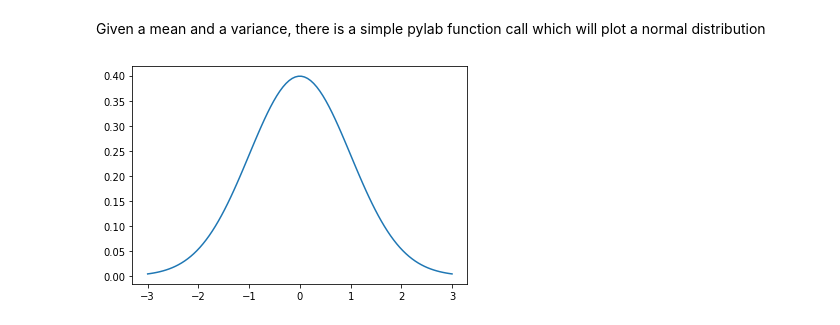
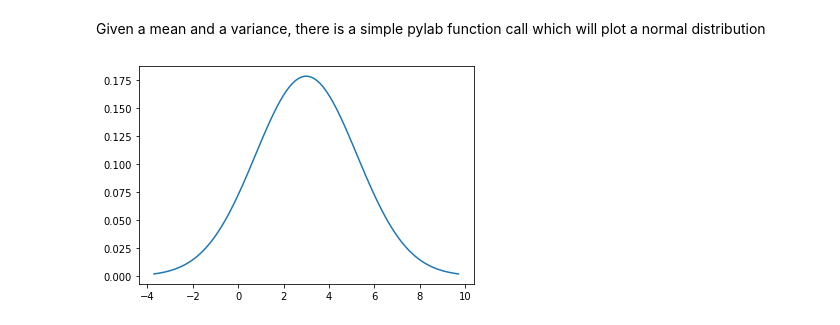
Before and after one commit to Data-Analysis-RCODI/ML-Playground, a Jupyter notebook: Stat_Part3.ipynb, the cells around one changed output. Drawn from its saved outputs; the diff is of its cells as text; code cells hidden in the pictures.

```diff
--- a/Stat_Part3.ipynb
+++ b/Stat_Part3.ipynb
@@ -5,14 +5,14 @@ Given a mean and a variance, there is a simple pylab function call which will pl
 # %%
 import matplotlib.pyplot as plt
 import numpy as np
 import scipy.stats as stats
 import math
 
-mu = 0
-variance = 1
+mu = 3
+variance = 5
 sigma = math.sqrt(variance)
 x = np.linspace(mu - 3*sigma, mu + 3*sigma, 100)
 plt.plot(x, stats.norm.pdf(x, mu, sigma))
 plt.show()
 # %% [output]
-[figure, old version]
+[figure, new version]
```
Also changed, not shown: parts of 1 cell of this notebook.
